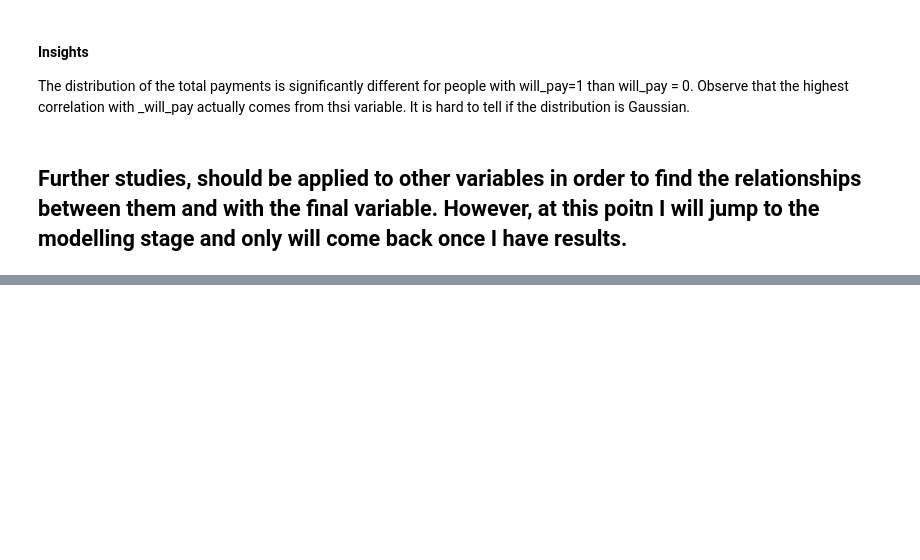
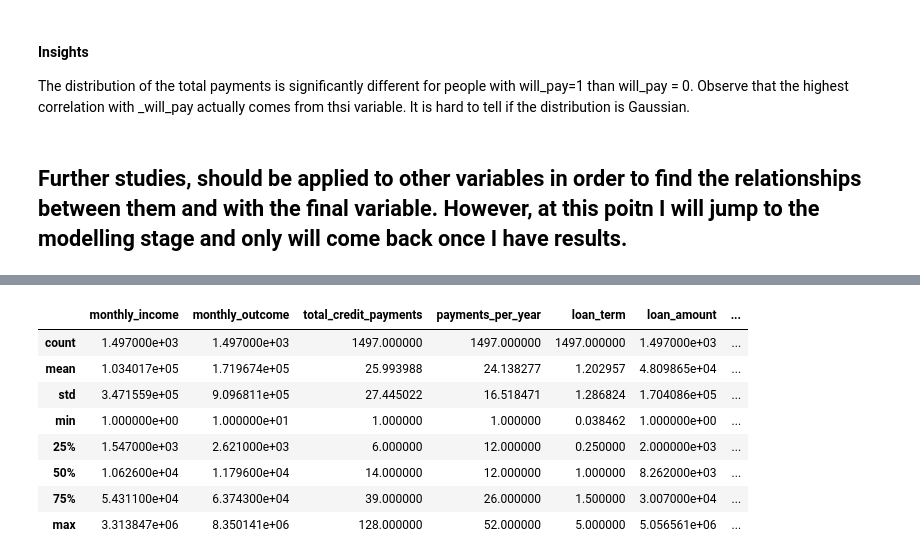
Before and after one commit to reneang17/fintech-demo, a Jupyter notebook: data_preparation.ipynb, the cells around one changed output, grey strips where cells are left out. Cells and saved outputs as stored; diff of their text form; code cells hidden in the pictures; blank space fills up the shorter version.

```diff
--- a/data_preparation.ipynb
+++ b/data_preparation.ipynb
@@ -387,2 +389,14 @@ memory usage: 192.0+ KB
 # %%
 df.drop(columns =['credit_type'], inplace = True)
+# %%
+df.describe()
+# %% [output]
+|  | monthly_income | monthly_outcome | total_credit_payments | payments_per_year | loan_term | loan_amount | ... |
+| count | 1.497000e+03 | 1.497000e+03 | 1497.000000 | 1497.000000 | 1497.000000 | 1.497000e+03 | ... |
+| mean | 1.034017e+05 | 1.719674e+05 | 25.993988 | 24.138277 | 1.202957 | 4.809865e+04 | ... |
+| std | 3.471559e+05 | 9.096811e+05 | 27.445022 | 16.518471 | 1.286824 | 1.704086e+05 | ... |
+| min | 1.000000e+00 | 1.000000e+01 | 1.000000 | 1.000000 | 0.038462 | 1.000000e+00 | ... |
+| 25% | 1.547000e+03 | 2.621000e+03 | 6.000000 | 12.000000 | 0.250000 | 2.000000e+03 | ... |
+| 50% | 1.062600e+04 | 1.179600e+04 | 14.000000 | 12.000000 | 1.000000 | 8.262000e+03 | ... |
+| 75% | 5.431100e+04 | 6.374300e+04 | 39.000000 | 26.000000 | 1.500000 | 3.007000e+04 | ... |
+| max | 3.313847e+06 | 8.350141e+06 | 128.000000 | 52.000000 | 5.000000 | 5.056561e+06 | ... |
```
Also changed, not shown: parts of 6 cells of this notebook.
